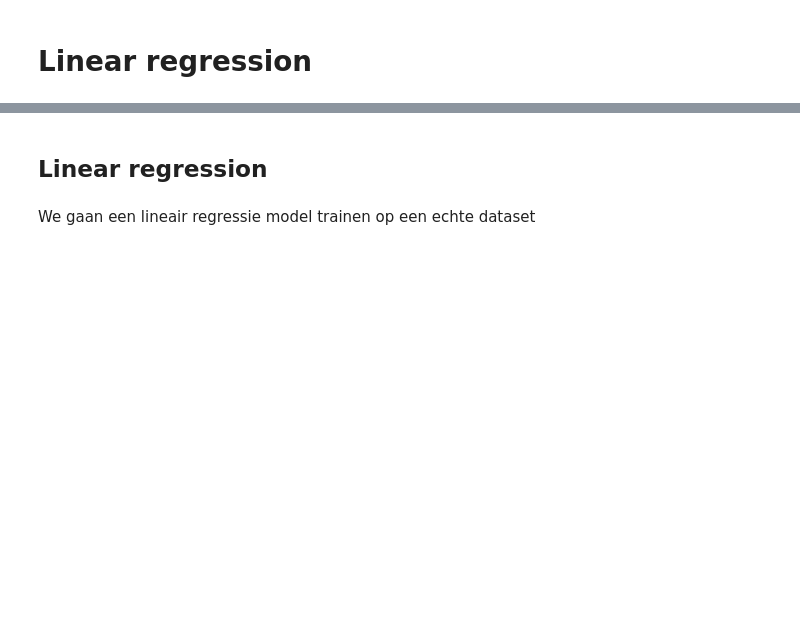
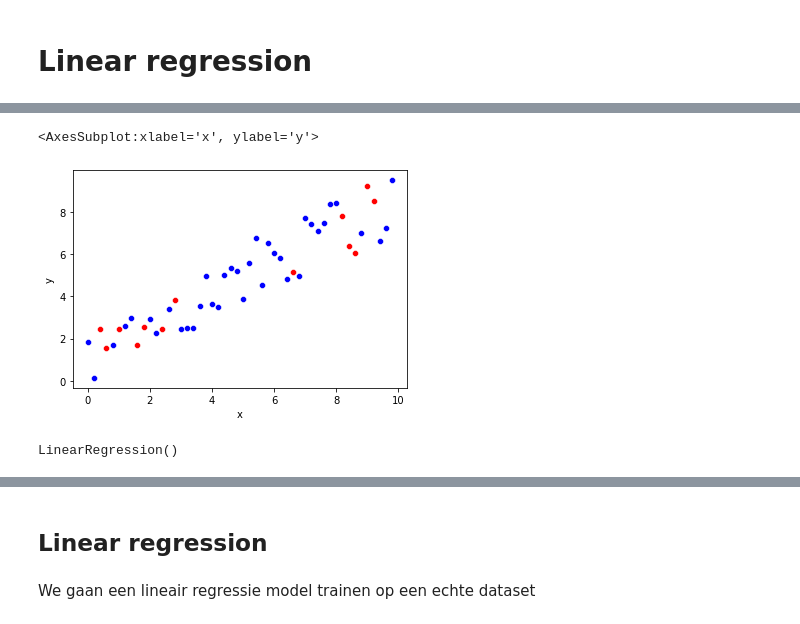
Before and after one commit to uashogeschoolutrecht/TMAI-MOD-22, a Jupyter notebook: week3/ml_models_demo.ipynb, the cells around one changed output, grey strips where cells are left out. Cells and saved outputs as stored; diff of their text form; code cells hidden in the pictures; blank space fills up the shorter version.

```diff
--- a/week3/ml_models_demo.ipynb
+++ b/week3/ml_models_demo.ipynb
@@ -23,0 +42,3 @@ reg = LinearRegression()
+# %%
+X = linreg_df['x']
+y = linreg_df['y']
@@ -23,0 +47,8 @@ reg = LinearRegression()
+# %%
+X_train, X_test, y_train, y_test = train_test_split(X, y)
+# %%
+sns.scatterplot(x = X_train, y = y_train, color = 'blue')
+sns.scatterplot(x = X_test, y = y_test, color = 'red')
+# %% [output]
+<AxesSubplot:xlabel='x', ylabel='y'>
+[figure, added]
@@ -24,2 +57,4 @@ reg = LinearRegression()
 # %%
-reg.fit(x.reshape(-1,1),y.reshape(-1,1))
+linreg.fit(np.array(X_train).reshape(-1,1), y_train)
+# %% [output]
+LinearRegression()
```
Also changed, not shown: parts of 93 cells of this notebook, 7 other files.
